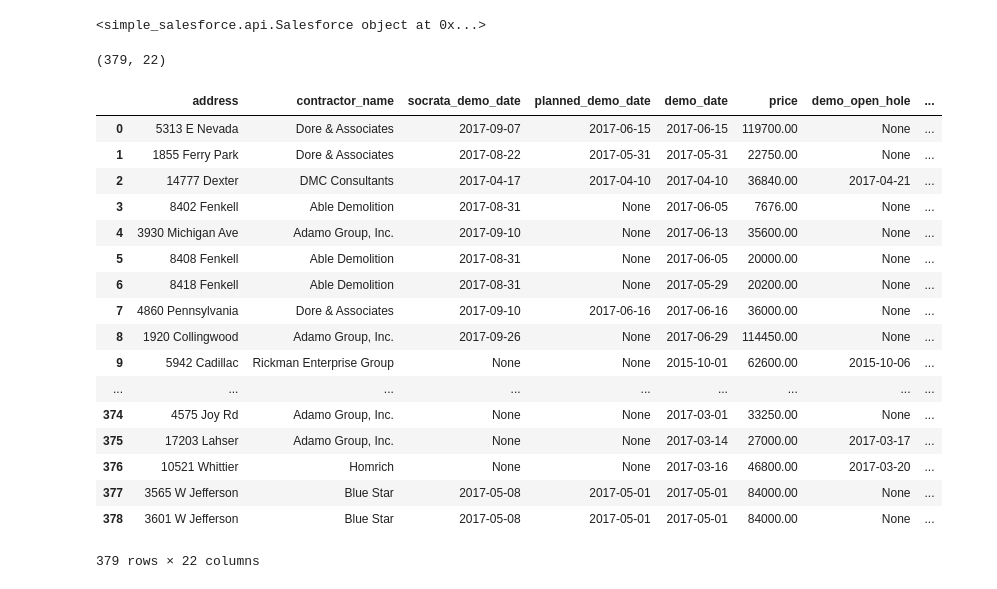
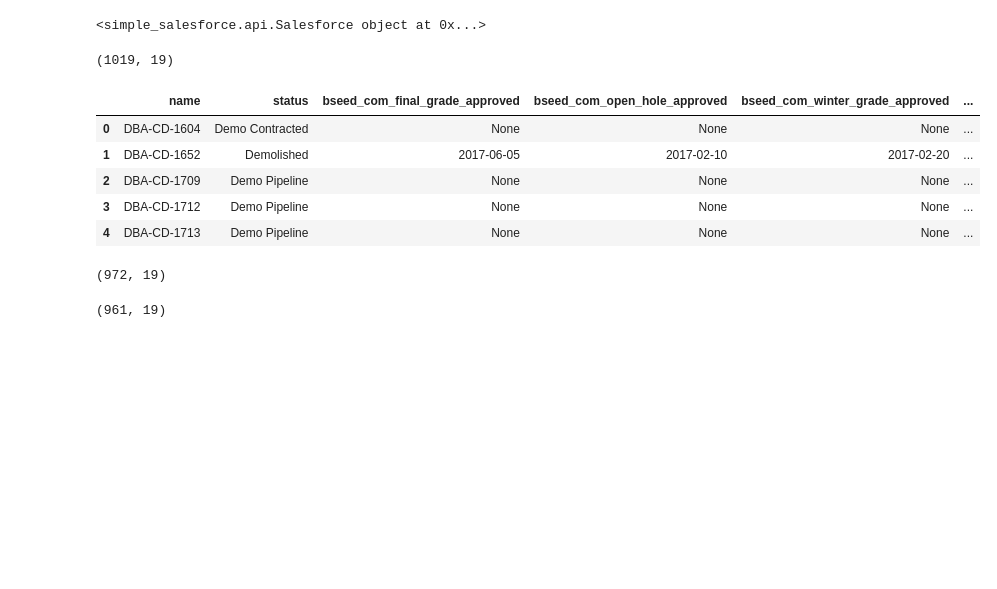
Before and after one commit to jmcbroom/etl, a Jupyter notebook: process/dlba/commercial/sandbox.ipynb, the cells around one changed output. Drawn from its saved outputs; the diff is of its cells as text; code cells hidden in the pictures; blank space fills up the shorter version.

Commit message:
updated comm demo etl

```diff
--- a/process/dlba/commercial/sandbox.ipynb
+++ b/process/dlba/commercial/sandbox.ipynb
@@ -43,28 +9,64 @@ res = SF.query_all(query)
+# %%
+lookup = {
+    'Name': 'name',
+    'Commercial_Demo_Status__c': 'status',
+    'BSEED_COM_Final_Grade_Approved__c': 'bseed_com_final_grade_approved',
+    'BSEED_COM_Open_Hole_Approved__c': 'bseed_com_open_hole_approved',
+    'BSEED_COM_Winter_Grade_Approved__c': 'bseed_com_winter_grade_approved',
+    'DBA_Received_EMG_Letter_Date__c': 'dba_received_emg_letter_date',
+    'Final_Grade_Approved_Dt__c': 'final_grade_approved_dt',
+    'Open_Hole_Approved_Dt__c': 'open_hole_approved_dt',
+    'Winter_Grade_Approved_Dt__c': 'winter_grade_approved_dt',
+    'Demo_Cost_Abatement__c': 'demo_cost_abatement',
+    'Demo_Cost_Knock__c': 'demo_cost_knock',
+    'Demo_NtP_Dt__c': 'demo_ntp_dt',
+    'Demo_Proj_Demo_Dt__c': 'demo_proj_demo_dt',
+    'Demo_Pulled_Date__c': 'demo_pulled_date',
+    'ENV_Demo_Proceed_Dt__c': 'env_demo_proceed_dt',
+    'ENV_Group_Number__c': 'env_group_number',
+    'Knock_Start_Dt__c': 'knock_start_dt',
+    'Demolition_Contractor__r.Name': 'demo_contractor',
+    'DBA_COM_Property__r.Council_District__c': 'dba_com_property_council_district',
+    'DBA_COM_Property__r.Latitude__c': 'dba_com_property_lat',
+    'DBA_COM_Property__r.Longitude__c': 'dba_com_property_lng',
+    'DBA_COM_Property__r.Name': 'dba_com_property_name',
+    'DBA_COM_Property__r.Neighborhood__c': 'dba_com_property_neighborhood',
+    'DBA_COM_Property__r.Parcel_ID__c': 'dba_com_property_parcel_id'
+}
+
+query = """
+Select {} from DBA_Commercial_Demo__c where
+    Knock_Start_Dt__c >= 2014-01-01
+        OR
+    Knock_Start_Dt__c = Null
+""".format(",".join(lookup.keys()))
+
+res = SF.query_all(query)
 # %%
 import pandas
 df = pandas.DataFrame.from_records(res['records'])
 df.rename(columns=lookup, inplace=True)
 df.drop('attributes', inplace=True, axis=1)
 
 print(df.shape)
-df
+df[:5]
 # %% [output]
-(379, 22)
+(1019, 19)
-|  | address | contractor_name | socrata_demo_date | planned_demo_date | demo_date | price | demo_open_hole | ... |
-| 0 | 5313 E Nevada | Dore & Associates | 2017-09-07 | 2017-06-15 | 2017-06-15 | 119700.00 | None | ... |
-| 1 | 1855 Ferry Park | Dore & Associates | 2017-08-22 | 2017-05-31 | 2017-05-31 | 22750.00 | None | ... |
-| 2 | 14777 Dexter | DMC Consultants | 2017-04-17 | 2017-04-10 | 2017-04-10 | 36840.00 | 2017-04-21 | ... |
-| 3 | 8402 Fenkell | Able Demolition | 2017-08-31 | None | 2017-06-05 | 7676.00 | None | ... |
-| 4 | 3930 Michigan Ave | Adamo Group, Inc. | 2017-09-10 | None | 2017-06-13 | 35600.00 | None | ... |
-| 5 | 8408 Fenkell | Able Demolition | 2017-08-31 | None | 2017-06-05 | 20000.00 | None | ... |
-| 6 | 8418 Fenkell | Able Demolition | 2017-08-31 | None | 2017-05-29 | 20200.00 | None | ... |
-| 7 | 4860 Pennsylvania | Dore & Associates | 2017-09-10 | 2017-06-16 | 2017-06-16 | 36000.00 | None | ... |
-| 8 | 1920 Collingwood | Adamo Group, Inc. | 2017-09-26 | None | 2017-06-29 | 114450.00 | None | ... |
-| 9 | 5942 Cadillac | Rickman Enterprise Group | None | None | 2015-10-01 | 62600.00 | 2015-10-06 | ... |
-| ... | ... | ... | ... | ... | ... | ... | ... | ... |
-| 374 | 4575 Joy Rd | Adamo Group, Inc. | None | None | 2017-03-01 | 33250.00 | None | ... |
-| 375 | 17203 Lahser | Adamo Group, Inc. | None | None | 2017-03-14 | 27000.00 | 2017-03-17 | ... |
-| 376 | 10521 Whittier | Homrich | None | None | 2017-03-16 | 46800.00 | 2017-03-20 | ... |
-| 377 | 3565 W Jefferson | Blue Star | 2017-05-08 | 2017-05-01 | 2017-05-01 | 84000.00 | None | ... |
-| 378 | 3601 W Jefferson | Blue Star | 2017-05-08 | 2017-05-01 | 2017-05-01 | 84000.00 | None | ... |
+|  | name | status | bseed_com_final_grade_approved | bseed_com_open_hole_approved | bseed_com_winter_grade_approved | ... |
+| 0 | DBA-CD-1604 | Demo Contracted | None | None | None | ... |
+| 1 | DBA-CD-1652 | Demolished | 2017-06-05 | 2017-02-10 | 2017-02-20 | ... |
+| 2 | DBA-CD-1709 | Demo Pipeline | None | None | None | ... |
+| 3 | DBA-CD-1712 | Demo Pipeline | None | None | None | ... |
+| 4 | DBA-CD-1713 | Demo Pipeline | None | None | None | ... |
-379 rows × 22 columns
+# %%
+# filter by demo status
+df = df.loc[df['status'].isin(['Demo Contracted', 'Demolished', 'Demo Pipeline'])]
+df.shape
+# %% [output]
+(972, 19)
+# %%
+# filter for null demo pulled dates
+df = df[df['demo_pulled_date'].isnull()]
+df.shape
+# %% [output]
+(961, 19)
```
Also changed, not shown: parts of 11 cells of this notebook, 2 other files.
